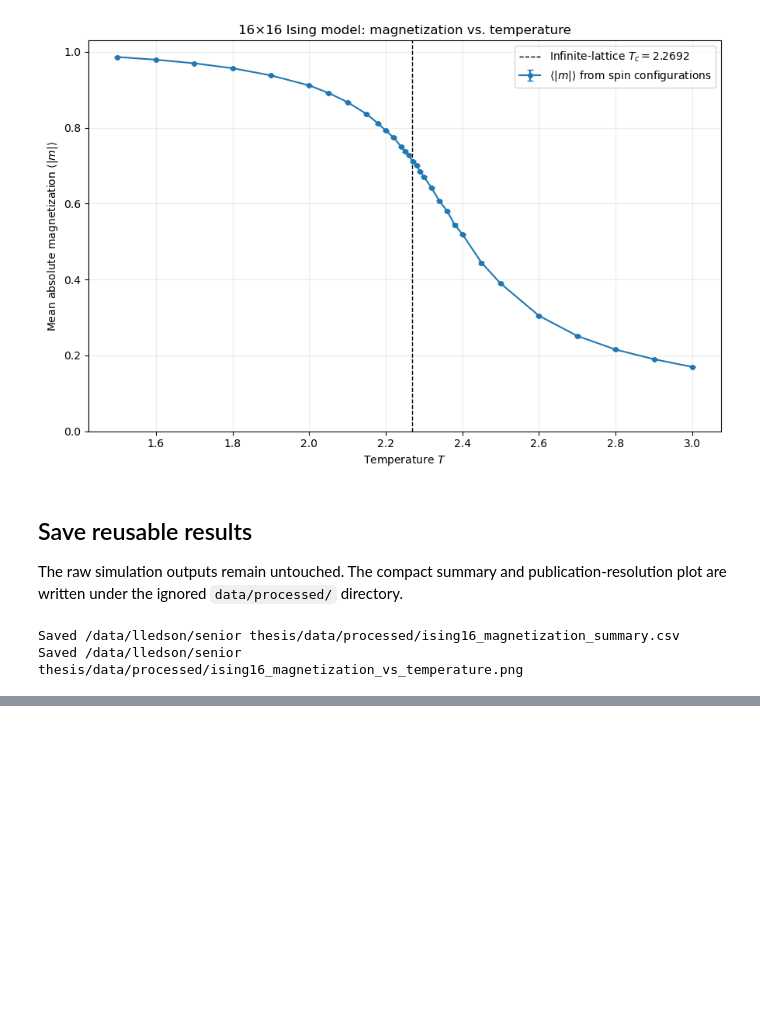
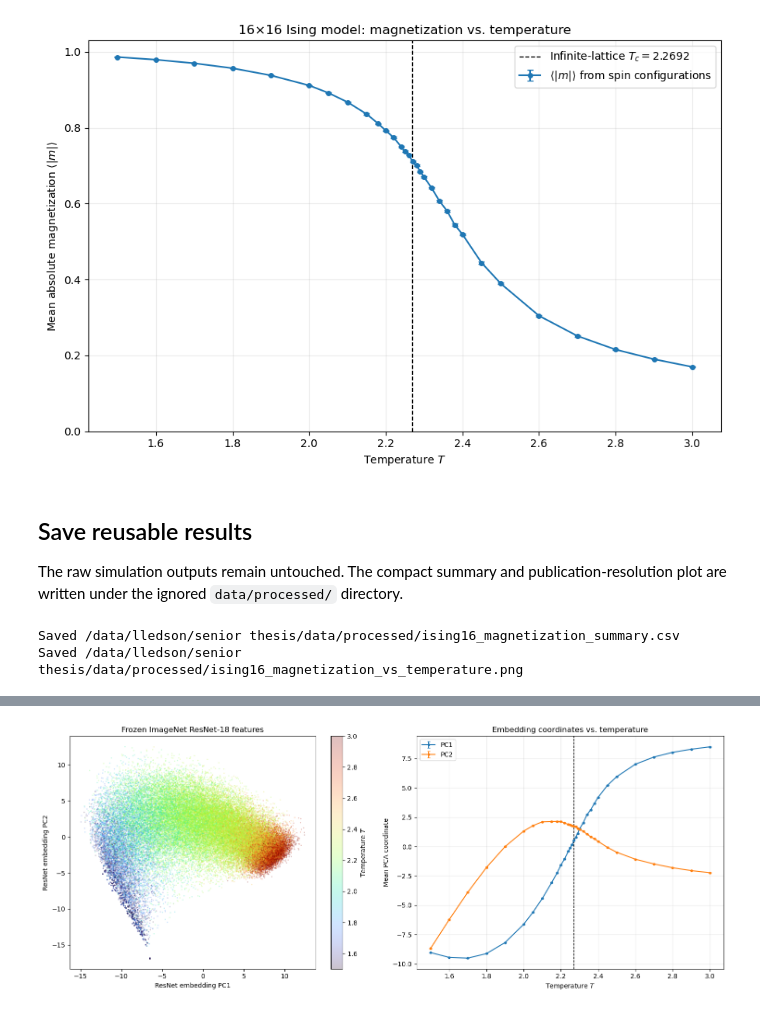
Before and after one commit to lledson425/Summer25, a Jupyter notebook: notebooks/ising/ising16_magnetization.ipynb, the cells around one changed output, grey strips where cells are left out. Saved outputs shown, nothing was run; the diff lists cells and outputs as text; code cells hidden in the pictures; blank space fills up the shorter version.

Commit message:
Add pretrained ResNet phase embedding analysis

```diff
--- a/notebooks/ising/ising16_magnetization.ipynb
+++ b/notebooks/ising/ising16_magnetization.ipynb
@@ -200,0 +333,17 @@ Saved /data/lledson/senior thesis/data/processed/ising16_magnetization_vs_temper
+# %%
+if PCA_PATH.exists():
+    pca_coordinates = np.load(PCA_PATH)
+    print(f'Loaded cached PCA coordinates: {pca_coordinates.shape}')
+else:
+    pca = PCA(n_components=10, svd_solver='randomized', random_state=42)
+    pca_coordinates = pca.fit_transform(np.asarray(embeddings))
+    np.save(PCA_PATH, pca_coordinates.astype(np.float32))
+    print(f'Saved PCA coordinates to {PCA_PATH}')
+
+# Refit the small PCA object when coordinates came from cache so its variance is reported.
+if 'pca' not in globals():
+    pca = PCA(n_components=10, svd_solver='randomized', random_state=42)
+    pca.fit(np.asarray(embeddings))
+
+print('Explained variance ratios:', np.round(pca.explained_variance_ratio_[:5], 4))
+print(f'Variance in PC1 + PC2: {pca.explained_variance_ratio_[:2].sum():.2%}')
@@ -200,0 +354,68 @@ Saved /data/lledson/senior thesis/data/processed/ising16_magnetization_vs_temper
+# %%
+coordinates_grid = pca_coordinates.reshape(
+    EXPECTED_RUNS, EXPECTED_TEMPERATURES, BINS_PER_TEMPERATURE, -1
+)
+temperature_grid = embedding_temperatures.reshape(
+    EXPECTED_RUNS, EXPECTED_TEMPERATURES, BINS_PER_TEMPERATURE
+)
+
+# Two deterministic bin samples per temperature and seed for a readable scatter.
+display_coordinates = coordinates_grid[:, :, [0, 5], :2].reshape(-1, 2)
+display_temperatures = temperature_grid[:, :, [0, 5]].reshape(-1)
+
+fig, axes = plt.subplots(1, 2, figsize=(15, 6))
+scatter = axes[0].scatter(
+    display_coordinates[:, 0],
+    display_coordinates[:, 1],
+    c=display_temperatures,
+    cmap='turbo',
+    s=4,
+    alpha=0.25,
+    linewidths=0,
+    rasterized=True,
+)
+axes[0].set(
+    xlabel='ResNet embedding PC1',
+    ylabel='ResNet embedding PC2',
+    title='Frozen ImageNet ResNet-18 features',
+)
+fig.colorbar(scatter, ax=axes[0], label='Temperature $T$')
+
+# Average bins within seed, then show the seed-level mean and SEM at each T.
+seed_temperature_pca = coordinates_grid.mean(axis=2)
+mean_pca = seed_temperature_pca.mean(axis=0)
+sem_pca = seed_temperature_pca.std(axis=0, ddof=1) / np.sqrt(EXPECTED_RUNS)
+
+axes[1].errorbar(
+    temperatures,
+    mean_pca[:, 0],
+    yerr=sem_pca[:, 0],
+    marker='o',
+    markersize=3,
+    capsize=2,
+    label='PC1',
+)
+axes[1].errorbar(
+    temperatures,
+    mean_pca[:, 1],
+    yerr=sem_pca[:, 1],
+    marker='o',
+    markersize=3,
+    capsize=2,
+    label='PC2',
+)
+axes[1].axvline(critical_temperature, color='black', linestyle='--', linewidth=1)
+axes[1].set(
+    xlabel='Temperature $T$',
+    ylabel='Mean PCA coordinate',
+    title='Embedding coordinates vs. temperature',
+)
+axes[1].grid(alpha=0.25)
+axes[1].legend()
+
+fig.tight_layout()
+embedding_figure_path = OUTPUT_ROOT / 'ising16_resnet18_pca.png'
+fig.savefig(embedding_figure_path, dpi=250, bbox_inches='tight')
+fig
+# %% [output]
+[figure, added]
```
Also changed, not shown: parts of 10 cells of this notebook, 2 other files.
